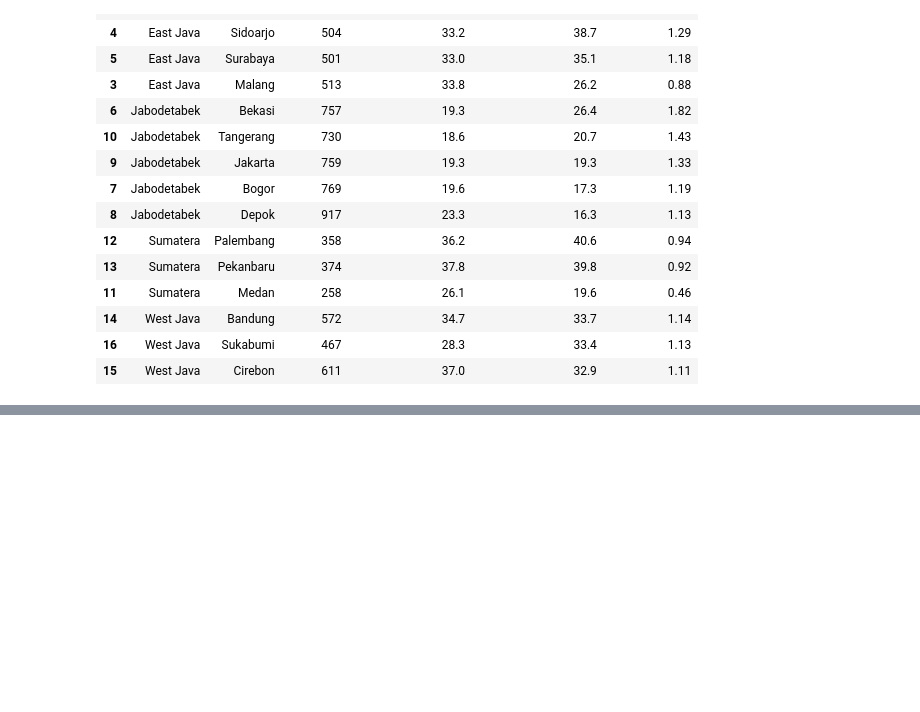
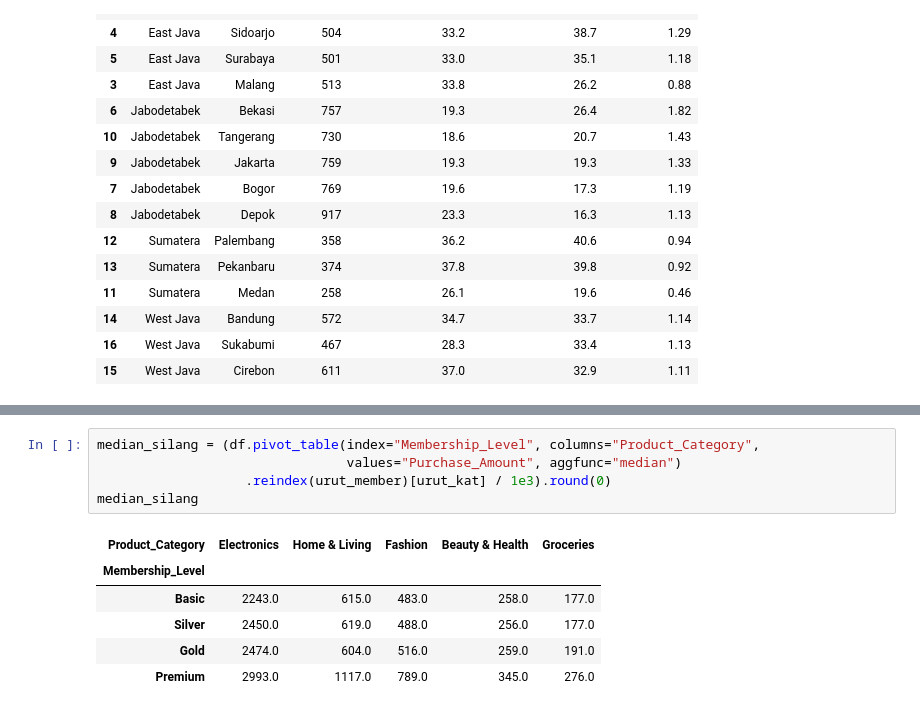
Before and after one commit to roxymayford/Project-Machine-Learning-, a Jupyter notebook: TugasBagianC.ipynb, the cells around one changed output, grey strips where cells are left out. Saved outputs shown, nothing was run; the diff lists cells and outputs as text; blank space fills up the shorter version.

```diff
--- a/TugasBagianC.ipynb
+++ b/TugasBagianC.ipynb
@@ -217,0 +301,12 @@ tabel
+# %%
+median_silang = (df.pivot_table(index="Membership_Level", columns="Product_Category",
+                                values="Purchase_Amount", aggfunc="median")
+                   .reindex(urut_member)[urut_kat] / 1e3).round(0)
+median_silang
+# %% [output]
+| Product_Category | Electronics | Home & Living | Fashion | Beauty & Health | Groceries |
+| Membership_Level |  |  |  |  |  |
+| Basic | 2243.0 | 615.0 | 483.0 | 258.0 | 177.0 |
+| Silver | 2450.0 | 619.0 | 488.0 | 256.0 | 177.0 |
+| Gold | 2474.0 | 604.0 | 516.0 | 259.0 | 191.0 |
+| Premium | 2993.0 | 1117.0 | 789.0 | 345.0 | 276.0 |
```
Also changed, not shown: parts of 4 cells of this notebook, 2 other files.
